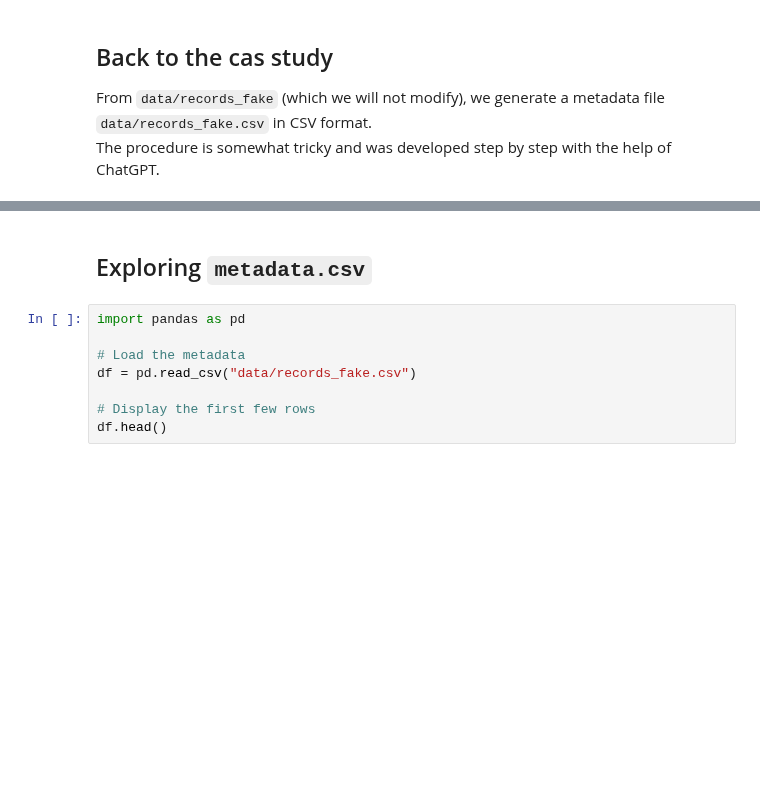
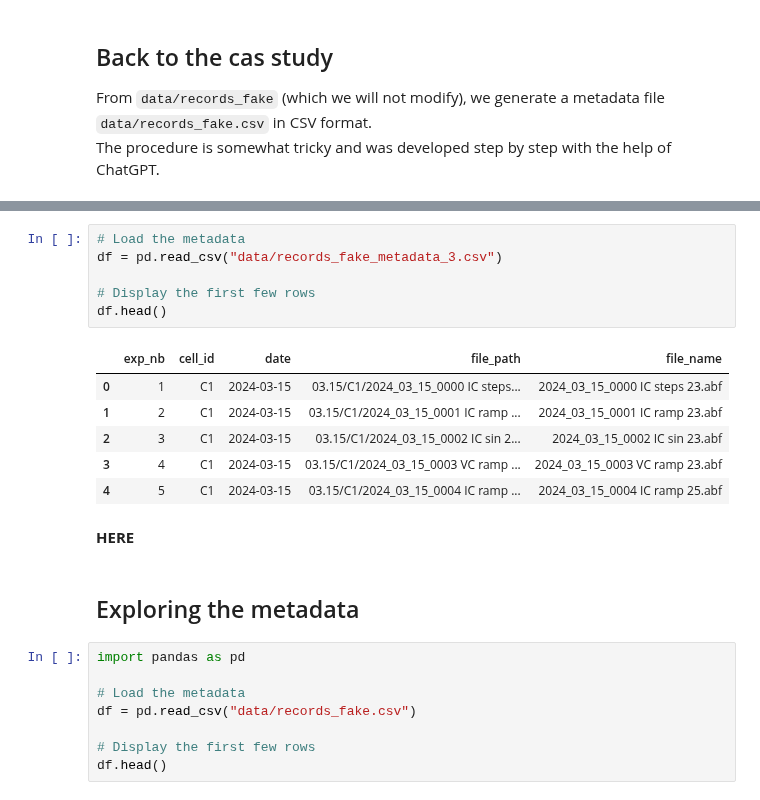
Before and after one commit to fabien-campillo/data-science-spikes, a Jupyter notebook: 4_exploring_a_database.ipynb, the cells around one changed output, grey strips where cells are left out. Saved outputs shown, nothing was run; the diff lists cells and outputs as text; blank space fills up the shorter version.

```diff
--- a/4_exploring_a_database.ipynb
+++ b/4_exploring_a_database.ipynb
@@ -267,5 +283,20 @@ Metadata written to data/records_fake.csv, total files: 651
+# %%
+# Load the metadata
+df = pd.read_csv("data/records_fake_metadata_3.csv")
+
+# Display the first few rows
+df.head()
+# %% [output]
+|  | exp_nb | cell_id | date | file_path | file_name |
+| 0 | 1 | C1 | 2024-03-15 | 03.15/C1/2024_03_15_0000 IC steps... | 2024_03_15_0000 IC steps 23.abf |
+| 1 | 2 | C1 | 2024-03-15 | 03.15/C1/2024_03_15_0001 IC ramp ... | 2024_03_15_0001 IC ramp 23.abf |
+| 2 | 3 | C1 | 2024-03-15 | 03.15/C1/2024_03_15_0002 IC sin 2... | 2024_03_15_0002 IC sin 23.abf |
+| 3 | 4 | C1 | 2024-03-15 | 03.15/C1/2024_03_15_0003 VC ramp ... | 2024_03_15_0003 VC ramp 23.abf |
+| 4 | 5 | C1 | 2024-03-15 | 03.15/C1/2024_03_15_0004 IC ramp ... | 2024_03_15_0004 IC ramp 25.abf |
+# %% [markdown]
+**HERE**
 # %% [markdown]
-## Exploring `metadata.csv`
+## Exploring the metadata
 # %%
 import pandas as pd
 
```
Also changed, not shown: parts of 5 cells of this notebook, 5 other files.
